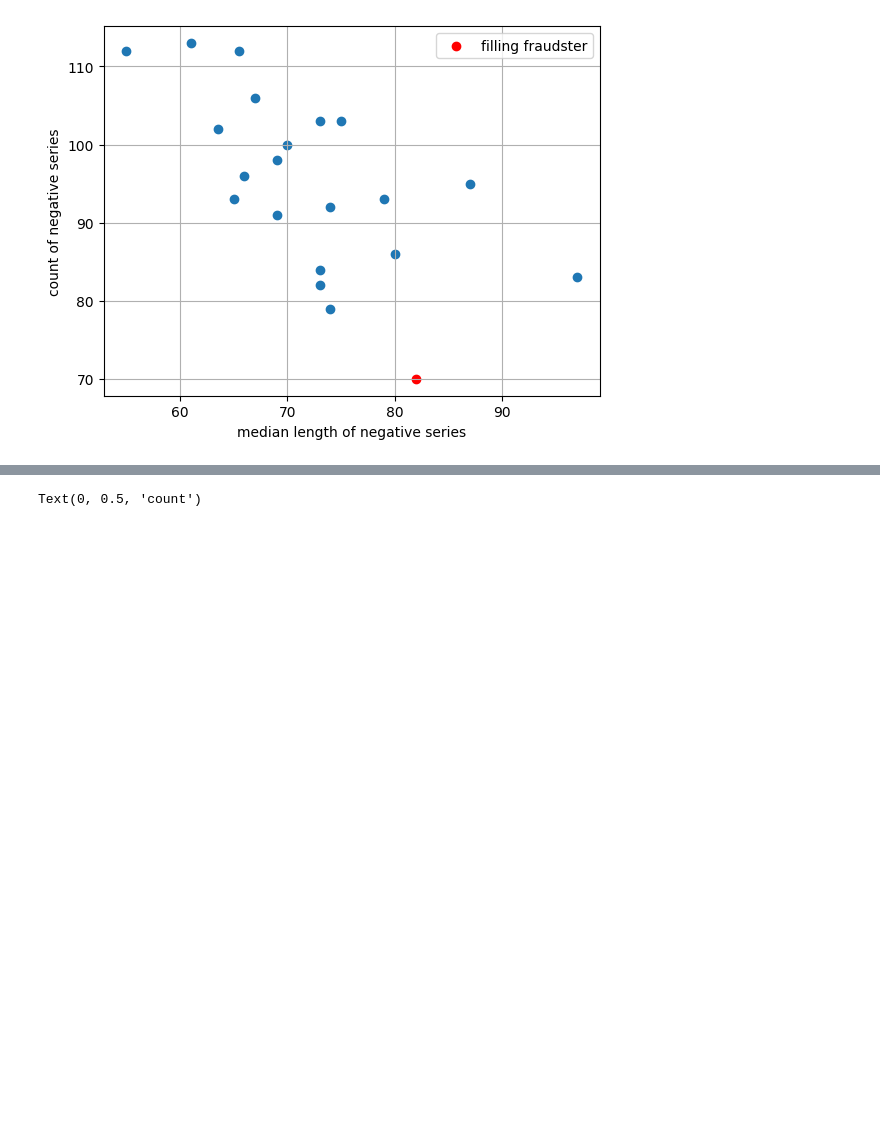
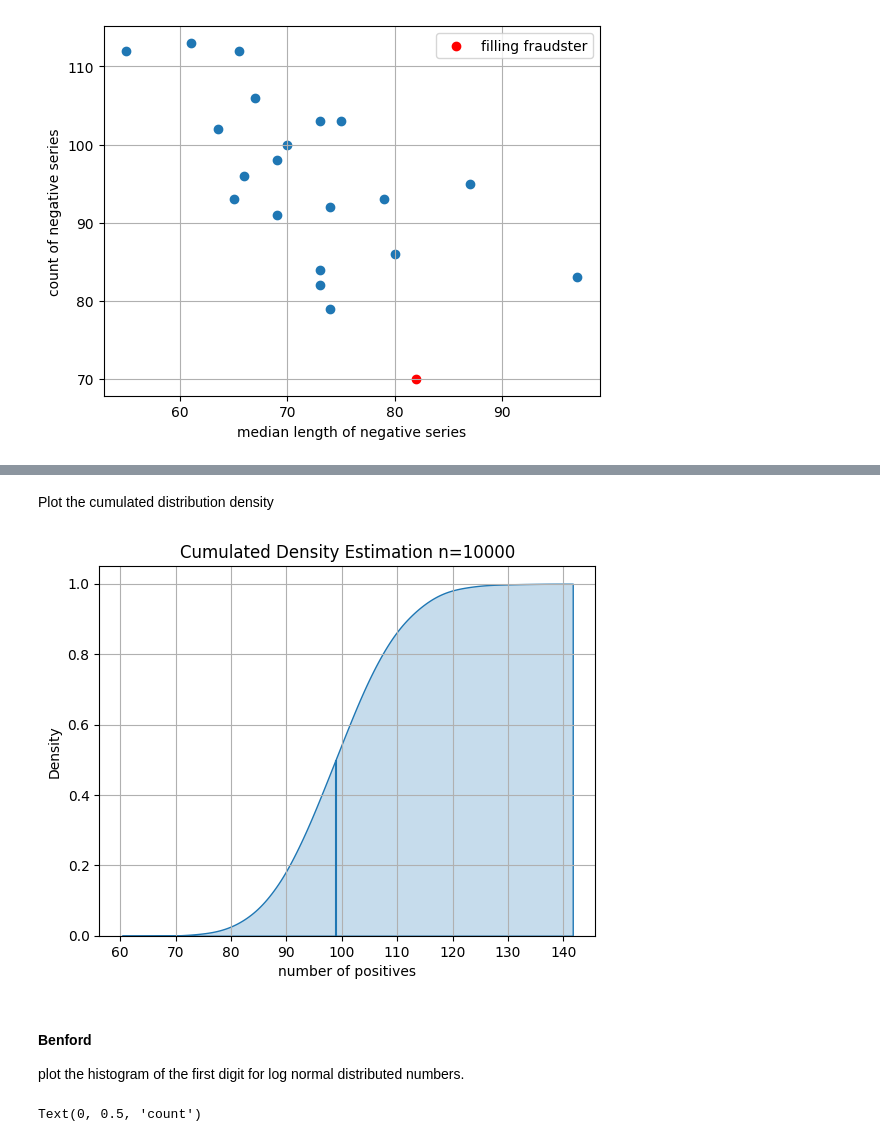
Before and after one commit to benjamin-adrian/fraud_detection_example, a Jupyter notebook: Fraud_Workbench.ipynb, the cells around one changed output, grey strips where cells are left out. Saved outputs shown, nothing was run; the diff lists cells and outputs as text; code cells hidden in the pictures; blank space fills up the shorter version.

```diff
--- a/Fraud_Workbench.ipynb
+++ b/Fraud_Workbench.ipynb
@@ -323,3 +324,18 @@ https://gist.github.com/mwaskom/de44147ed2974457ad6372750bbe5751
+# %% [markdown]
+Plot the cumulated distribution density
+# %%
+sns.kdeplot(a, fill=True, cumulative=True)
+plt.grid()
+plt.xlabel("number of positives")
+plt.title(f"Cumulated Density Estimation n={number_tests}")
+plt.vlines(mean,ymin=0,ymax=0.5)
+plt.show()
+# %% [output]
+[figure, added]
+# %% [markdown]
+#### Benford
+
+plot the histogram of the first digit for log normal distributed numbers.
 # %%
 benford = np.sort([s[0] for s in np.array([10**(np.random.normal(0.5,0.5)+np.random.randint(0,20)) for i in range(1000)]).astype(str)])
 plt.hist(benford)
```
Also changed, not shown: parts of 77 cells of this notebook.
